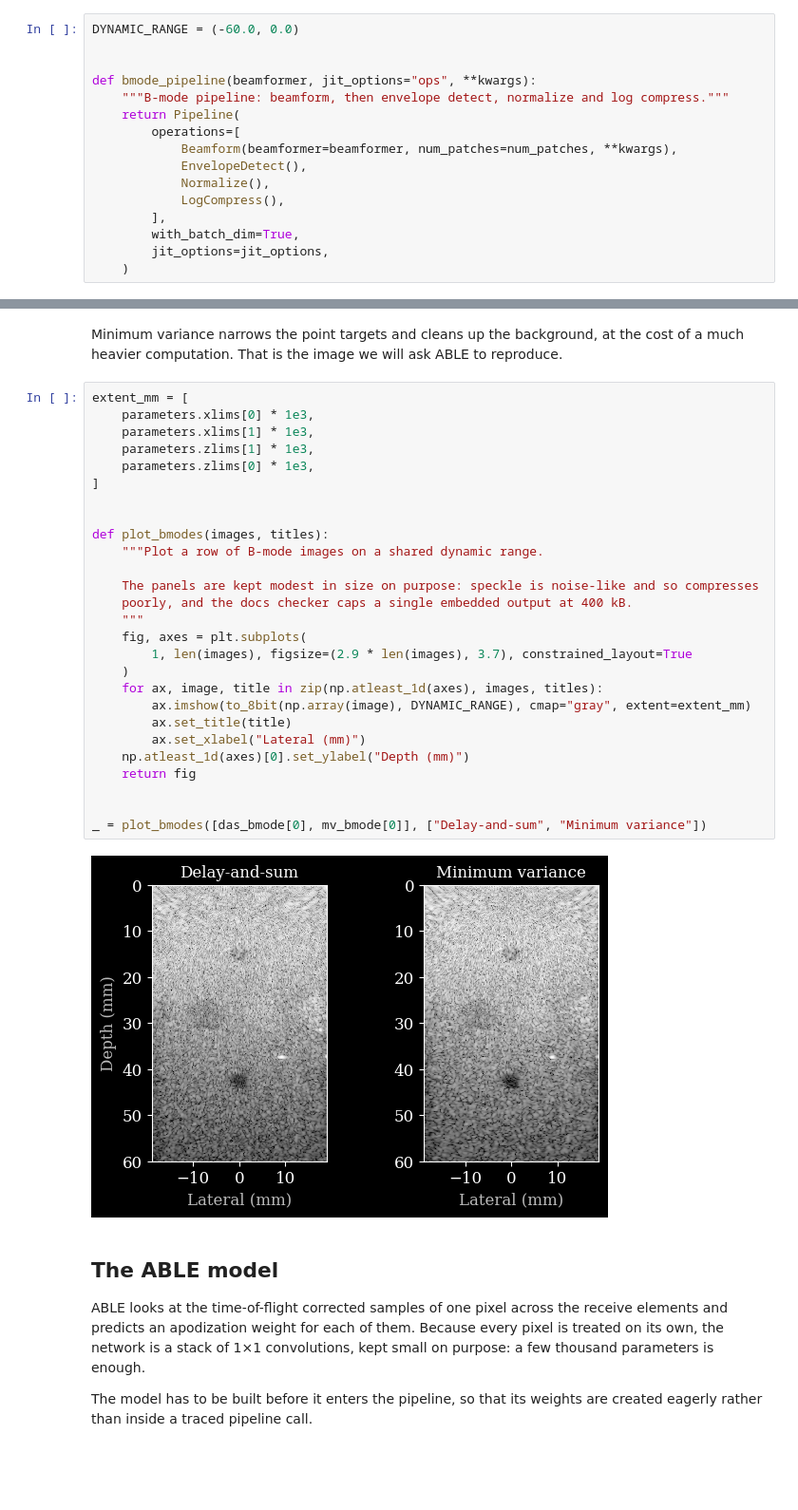
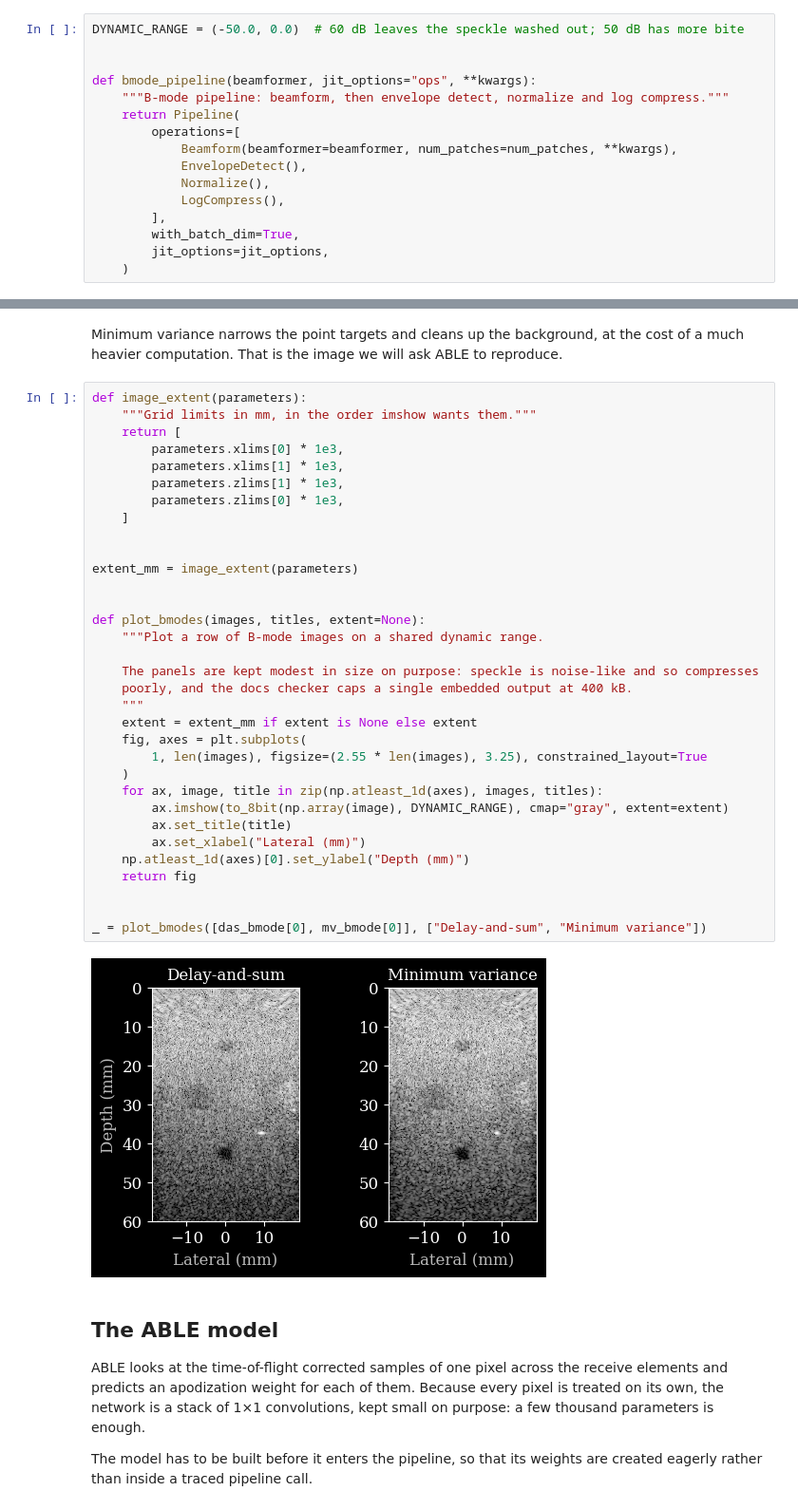
Before and after one commit to tue-bmd/zea, a Jupyter notebook: docs/source/notebooks/models/adaptive_beamforming_by_deep_learning.ipynb, the cells around one changed output, grey strips where cells are left out. Shown at 95% size. Saved outputs shown, nothing was run; the diff lists cells and outputs as text; blank space fills up the shorter version.

```diff
--- a/docs/source/notebooks/models/adaptive_beamforming_by_deep_learning.ipynb
+++ b/docs/source/notebooks/models/adaptive_beamforming_by_deep_learning.ipynb
@@ -94,7 +100,7 @@ parameters.f_number = 0
 
 [Beamform](../../_autosummary/zea.ops.rst#zea.ops.Beamform) is a pipeline that time-of-flight corrects the channel data and hands it to a beamformer of choice. Swapping the beamformer is a single keyword, so the same B-mode pipeline serves all three variants. Keywords the beamformer itself takes are forwarded to it, which is how minimum variance gets its sub-aperture length below: a shorter sub-aperture keeps the covariance better conditioned, and its inverse a good deal cheaper.
 # %%
-DYNAMIC_RANGE = (-60.0, 0.0)
+DYNAMIC_RANGE = (-50.0, 0.0)  # 60 dB leaves the speckle washed out; 50 dB has more bite
 
 
 def bmode_pipeline(beamformer, jit_options="ops", **kwargs):
@@ -123,34 +129,40 @@ mv_bmode = mv_pipeline(**inputs, data=data)["data"]
 # %% [markdown]
 Minimum variance narrows the point targets and cleans up the background, at the cost of a much heavier computation. That is the image we will ask ABLE to reproduce.
 # %%
-extent_mm = [
-    parameters.xlims[0] * 1e3,
-    parameters.xlims[1] * 1e3,
-    parameters.zlims[1] * 1e3,
-    parameters.zlims[0] * 1e3,
-]
+def image_extent(parameters):
+    """Grid limits in mm, in the order imshow wants them."""
+    return [
+        parameters.xlims[0] * 1e3,
+        parameters.xlims[1] * 1e3,
+        parameters.zlims[1] * 1e3,
+        parameters.zlims[0] * 1e3,
+    ]
 
 
-def plot_bmodes(images, titles):
+extent_mm = image_extent(parameters)
+
+
+def plot_bmodes(images, titles, extent=None):
     """Plot a row of B-mode images on a shared dynamic range.
 
     The panels are kept modest in size on purpose: speckle is noise-like and so compresses
     poorly, and the docs checker caps a single embedded output at 400 kB.
     """
+    extent = extent_mm if extent is None else extent
     fig, axes = plt.subplots(
-        1, len(images), figsize=(2.9 * len(images), 3.7), constrained_layout=True
+        1, len(images), figsize=(2.55 * len(images), 3.25), constrained_layout=True
     )
     for ax, image, title in zip(np.atleast_1d(axes), images, titles):
-        ax.imshow(to_8bit(np.array(image), DYNAMIC_RANGE), cmap="gray", extent=extent_mm)
+        ax.imshow(to_8bit(np.array(image), DYNAMIC_RANGE), cmap="gray", extent=extent)
         ax.set_title(title)
         ax.set_xlabel("Lateral (mm)")
     np.atleast_1d(axes)[0].set_ylabel("Depth (mm)")
     return fig
 
 
 _ = plot_bmodes([das_bmode[0], mv_bmode[0]], ["Delay-and-sum", "Minimum variance"])
 # %% [output]
-[figure, old version]
+[figure, new version]
 # %% [markdown]
 ## The ABLE model
 
```
Also changed, not shown: parts of 8 cells of this notebook.
